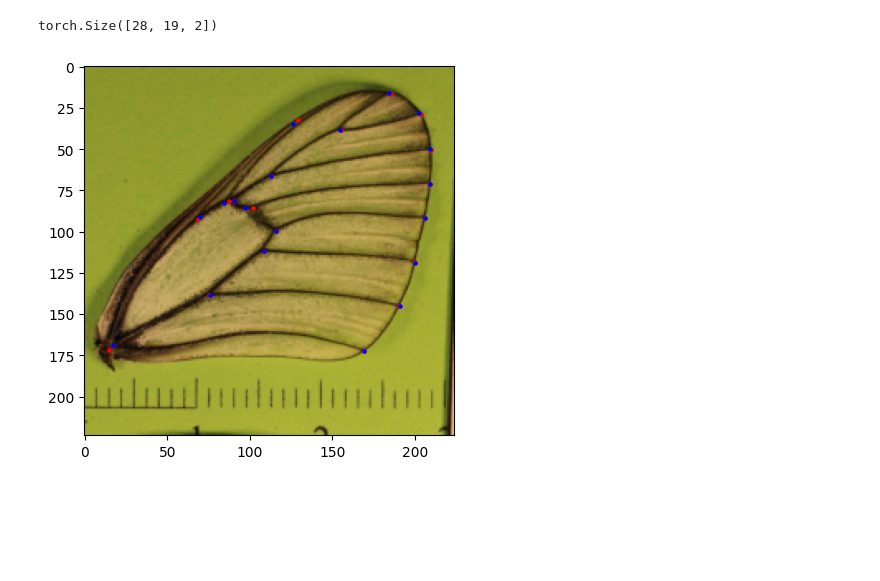
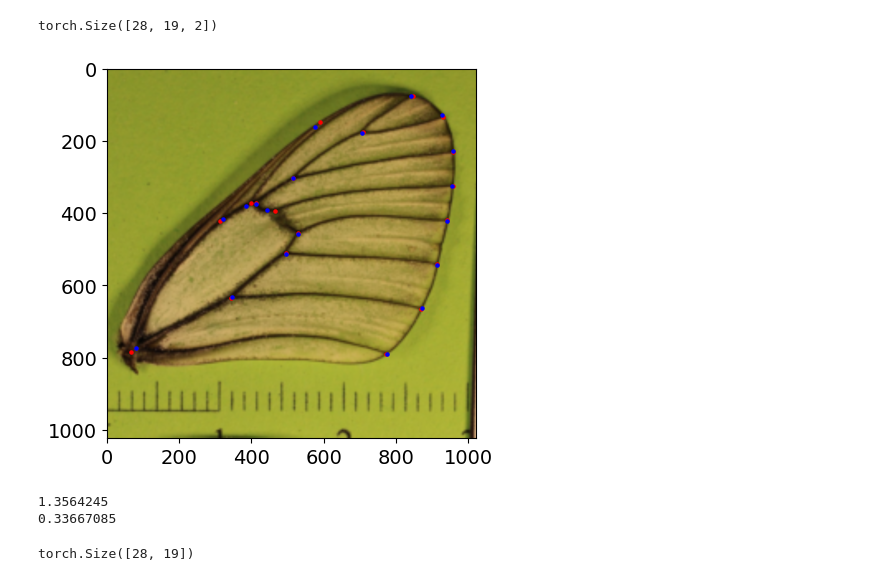
Before and after one commit to alexkursanov/landmark-app, a Jupyter notebook: scr/unet.ipynb, the cells around one changed output. Drawn from its saved outputs; the diff is of its cells as text; code cells hidden in the pictures; blank space fills up the shorter version.

```diff
--- a/scr/unet.ipynb
+++ b/scr/unet.ipynb
@@ -266,7 +266,7 @@ def get_predicted_landmarks(predicted_masks):
 
         mask_indices = np.argwhere(prediction_s >= seventh_max)
         landmark = np.mean(mask_indices, axis=0)
-        landmarks.append([landmark[1]*224/224, landmark[0]*224/224])
+        landmarks.append([landmark[1]*1024/224, landmark[0]*1024/224])
         #landmarks.append([landmark[1]*1280/224, landmark[0]*1024/224])
 #         landmarks.append([landmark[1], landmark[0]])
 
@@ -308,7 +308,7 @@ with torch.no_grad():
         image_plot = images[-1].cpu().numpy() if counter == 0 else image_plot
         images_plot.append(images)
 #         landmark = ((landmark + 0.5 )*torch.tensor([224, 224])).cuda()
-        landmark = ((landmark + 0.5 )*torch.tensor([224, 224]))#.cuda()
+        landmark = ((landmark + 0.5 )*torch.tensor([1024,1024]))#.cuda()
         masks = masks#.cuda()
         # why the + 0.5
 #         prediction = network(images)['out']
@@ -353,13 +353,32 @@ predictions.shape
 # %% [output]
 torch.Size([28, 19, 2])
 # %%
-unorm = UnNormalize(mean=(0.5, 0.5, 0.5), std=(0.5, 0.5, 0.5))
-images = unorm(images).squeeze()
-images = images.permute(1, 2, 0).numpy()
+#unorm = UnNormalize(mean=(0.5, 0.5, 0.5), std=(0.5, 0.5, 0.5))
+#images = unorm(images).squeeze()
+#images = images.permute(1, 2, 0).numpy()
+from skimage.transform import resize
+images1 = resize(images, (1024, 1024))
 
-plt.imshow(images)
+plt.imshow(images1)
 plt.scatter(landmark[:,0],landmark[:,1], color = 'red' , s = 5)
 plt.scatter(prediction[:,0],prediction[:,1], color = 'blue' , s = 5)
+plt.savefig('example.jpg')
 plt.show()
 # %% [output]
-[figure, old version]
+[figure, new version]
+# %%
+difs = abs(predictions - landmarks)
+difs = difs.detach()
+dis = np.sqrt(difs[:, :,0]**2 + difs[:, :, 1]**2)
+av = []
+for I in dis:
+  av.append(np.mean(I.numpy()))
+print(np.mean(av))
+print(np.std(av))
+# %% [output]
+1.3564245
+0.33667085
+# %%
+dis.size()
+# %% [output]
+torch.Size([28, 19])
```
Also changed, not shown: parts of 8 cells of this notebook.
